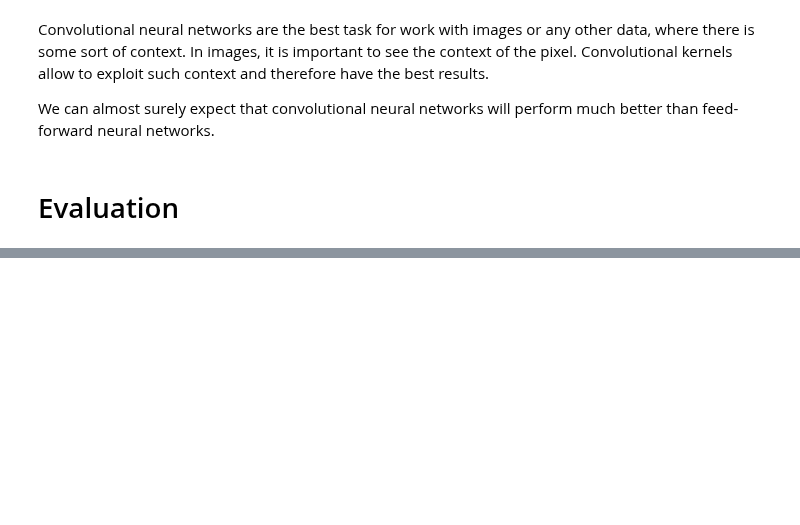
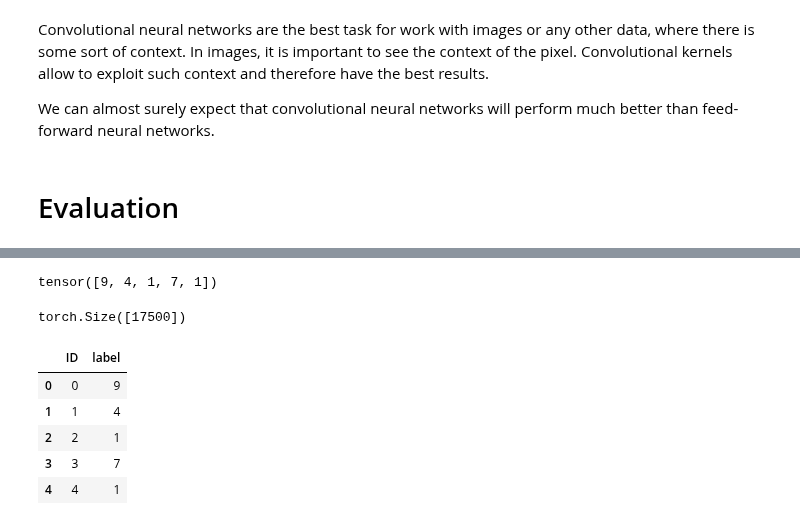
Before and after one commit to nickobard/Machine-Learning-II, a Jupyter notebook: 02/homework_02_B232.ipynb, the cells around one changed output, grey strips where cells are left out. Cells and saved outputs as stored; diff of their text form; code cells hidden in the pictures; blank space fills up the shorter version.

Commit message:
hw02: Finish everything. Done model evaluation.

```diff
--- a/02/homework_02_B232.ipynb
+++ b/02/homework_02_B232.ipynb
@@ -1090,0 +1170,31 @@ TODO
+# %%
+df_id = pd.DataFrame(df_evaluation['ID'])
+df_images = df_evaluation.drop('ID', axis=1)
+# %%
+images_tensor = torch.tensor(df_images.to_numpy(), dtype=torch.float32)
+# %%
+set_random_seed(random_seed)
+
+best_model.train(False)
+
+with torch.no_grad():
+    output_logits = best_model(images_tensor)
+    probabilities = torch.softmax(output_logits, dim=1)
+predictions = probabilities.argmax(dim=1)
+# %%
+display(predictions[:5])
+display(predictions.shape)
+# %% [output]
+tensor([9, 4, 1, 7, 1])
+torch.Size([17500])
+# %%
+df_id['label'] = predictions
+# %%
+df_id.head()
+# %% [output]
+|  | ID | label |
+| 0 | 0 | 9 |
+| 1 | 1 | 4 |
+| 2 | 2 | 1 |
+| 3 | 3 | 7 |
+| 4 | 4 | 1 |
```
Also changed, not shown: parts of 13 cells of this notebook, 6 other files.
